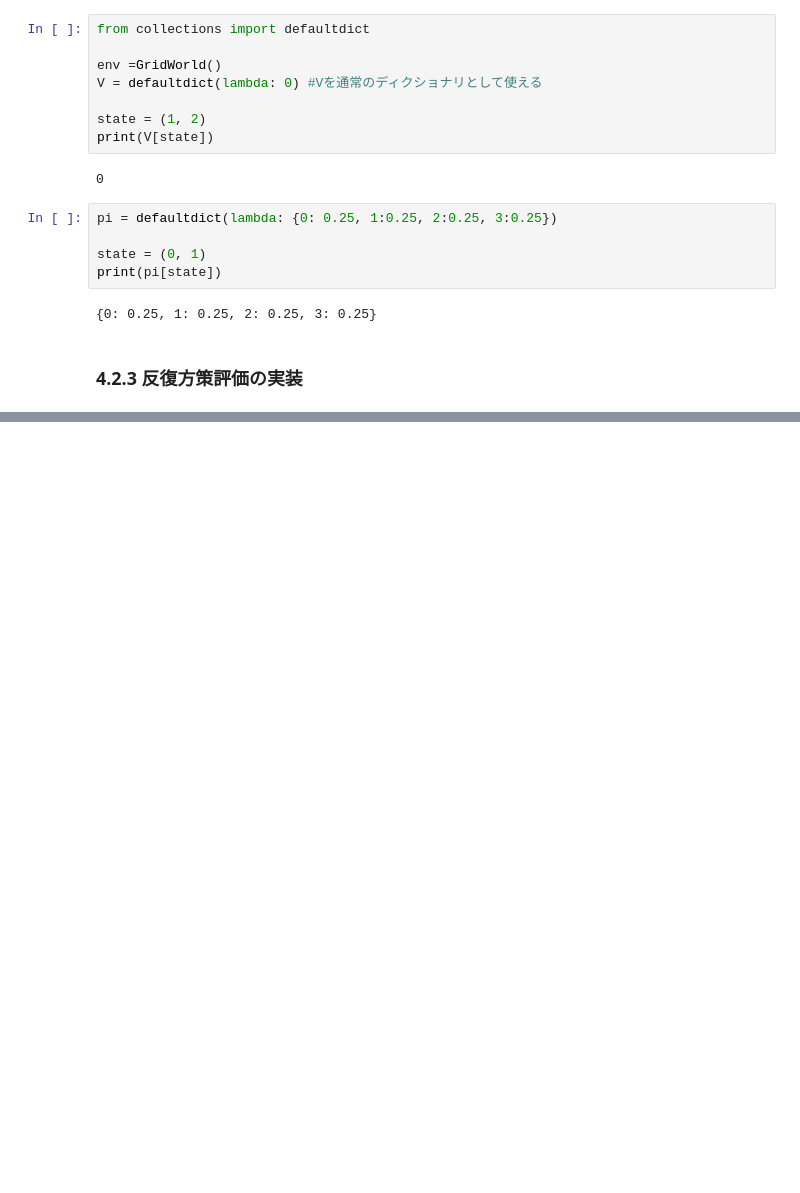
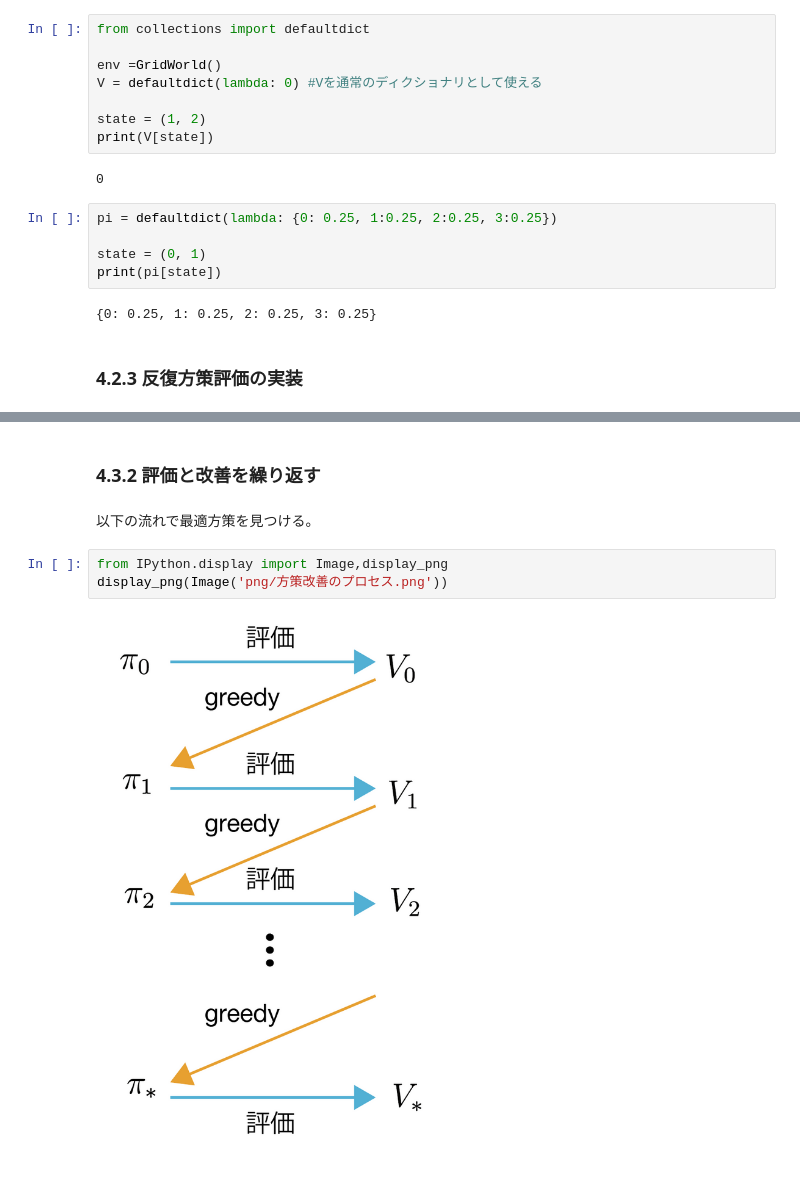
Before and after one commit to sota1111/DL_Zero, a Jupyter notebook: DL_Zero4_1.ipynb, the cells around one changed output, grey strips where cells are left out. Saved outputs shown, nothing was run; the diff lists cells and outputs as text; blank space fills up the shorter version.

```diff
--- a/DL_Zero4_1.ipynb
+++ b/DL_Zero4_1.ipynb
@@ -941,0 +997,9 @@ SyntaxError: ignored
+# %% [markdown]
+### 4.3.2 評価と改善を繰り返す
+# %% [markdown]
+以下の流れで最適方策を見つける。
+# %%
+from IPython.display import Image,display_png
+display_png(Image('png/方策改善のプロセス.png'))
+# %% [output]
+[figure, added]
```
Also changed, not shown: parts of 8 cells of this notebook.
